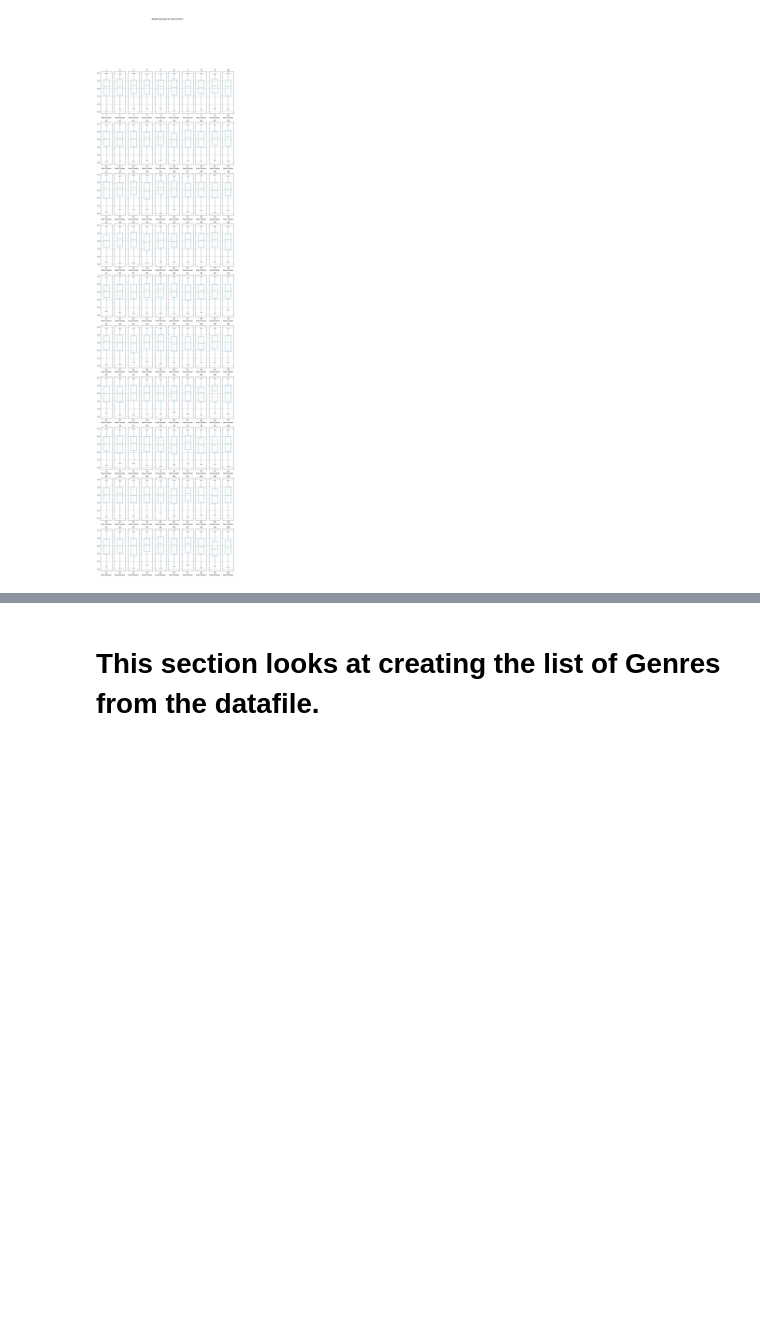
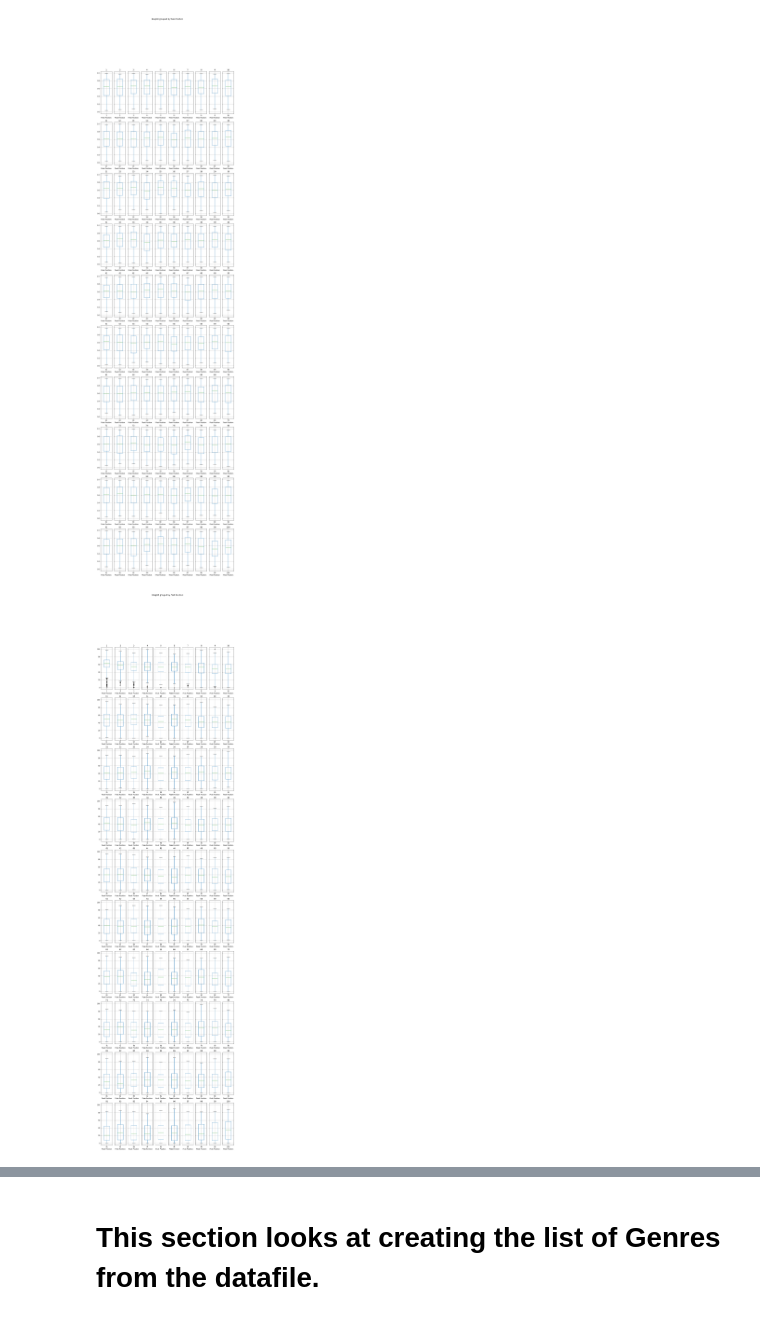
Before and after one commit to rlylecastro/project1, a Jupyter notebook: music.ipynb, the cells around one changed output, grey strips where cells are left out. Drawn from its saved outputs; the diff is of its cells as text; code cells hidden in the pictures; blank space fills up the shorter version.

Commit message:
added comments and images to Github

```diff
--- a/music.ipynb
+++ b/music.ipynb
@@ -264,3 +264,10 @@ hot100_stat_group.set_ylabel = 'Valence'
 plt.show()
 # %% [output]
 [figure]
+# %%
+# Plot the information for all four Regimens
+peak_plot = hot100_stat_group.boxplot(by ='Peak Position', column =['spotify_track_popularity'], grid = True,widths=0.5,figsize=(15,60))
+hot100_stat_group.set_ylabel = 'Spotify_track_popularity'
+plt.show()
+# %% [output]
+[figure, added]
```
Also changed, not shown: parts of 14 cells of this notebook, 17 other files.
